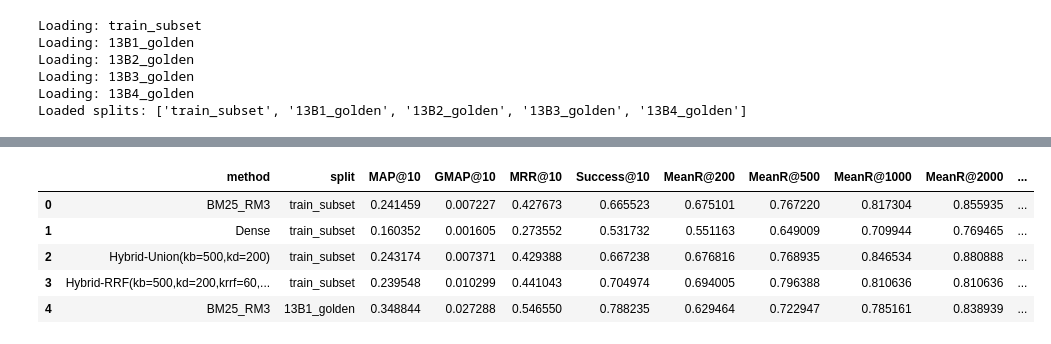
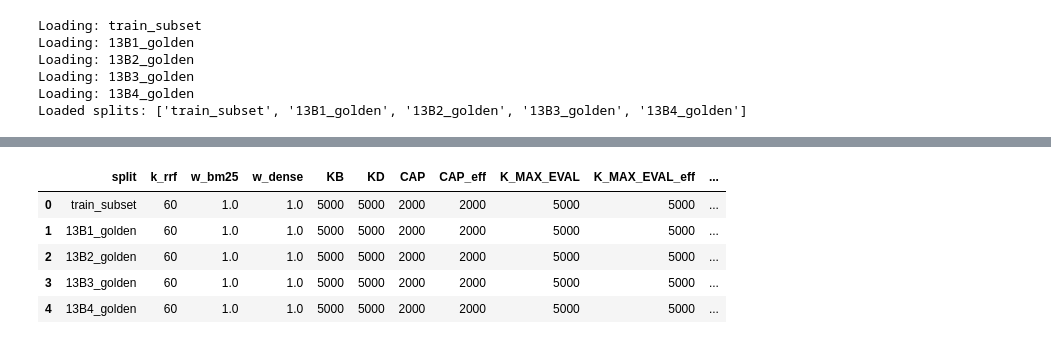
Before and after one commit to fulaibaowang/BioASQ, a Jupyter notebook: notebooks/hybird.ipynb, the cells around one changed output, grey strips where cells are left out. Saved outputs shown, nothing was run; the diff lists cells and outputs as text; code cells hidden in the pictures.

```diff
--- a/notebooks/hybird.ipynb
+++ b/notebooks/hybird.ipynb
@@ -421,42 +449,62 @@ Loading: 13B3_golden
 Loading: 13B4_golden
 Loaded splits: ['train_subset', '13B1_golden', '13B2_golden', '13B3_golden', '13B4_golden']
 # %%
-# Tuning grid (candidate cutoffs sized for deeper eval up to R@5000)
-K_BM25_LIST  = [500, 1000, 2000, 5000]
-K_DENSE_LIST = [200, 500, 1000, 2000]
-K_RRF_LIST   = [60, 100, 150]
-WEIGHTS      = [(1.0, 1.0)]
+# Option-1 tuning grid (RRF-only, K_p based on relative-to-best)
+max_union_upper = KB + KD
+k_max_eval_eff = int(min(K_MAX_EVAL, max_union_upper))
+cap_eff = int(min(CAP, k_max_eval_eff))
 
+ks_cap = make_ks(cap_eff, k0=200, n=4)
+ks_eval = tuple(sorted(set(ks_cap + (k_max_eval_eff,))))
 
-all_rows = []
+print(f"KB={KB} KD={KD} CAP={CAP} K_MAX_EVAL={K_MAX_EVAL} => cap_eff={cap_eff} k_max_eval_eff={k_max_eval_eff}")
+print("ks_cap:", ks_cap)
+print("ks_eval:", ks_eval)
 
-for w_bm25, w_dense in WEIGHTS:
-    for krrf in K_RRF_LIST:
-        for kb in K_BM25_LIST:
-            for kd in K_DENSE_LIST:
-                # Evaluate all splits for this config
-                for split in splits:
-                    rows = evaluate_split(
-                        split=split,
-                        bm25_df=bm25_runs[split],
-                        dense_df=dense_runs[split],
-                        gold_map=gold_maps[split],
-                        k_bm25=kb,
-                        k_dense=kd,
-                        k_rrf=krrf,
-                        w_bm25=w_bm25,
-                        w_dense=w_dense,
-                    )
-                    for r in rows:
-                        # attach config fields
-                        r = dict(r)
-                        r["k_bm25"] = kb
-                        r["k_dense"] = kd
-                        r["k_rrf"] = krrf
-                        r["w_bm25"] = float(w_bm25)
-                        r["w_dense"] = float(w_dense)
-                        all_rows.append(r)
+rows = []
+test_splits = [fp.stem for fp in TEST_BATCHES]
 
-results_df = pd.DataFrame(all_rows)
+for (w_bm25, w_dense) in WEIGHTS:
+    for k_rrf in K_RRF_LIST:
+        for split in splits:
+            gold_map = gold_maps[split]
+
+            fused = fuse_rrf(
+                bm25_df=bm25_runs[split],
+                dense_df=dense_runs[split],
+                k_bm25=KB,
+                k_dense=KD,
+                k_rrf=k_rrf,
+                w_bm25=w_bm25,
+                w_dense=w_dense,
+                k_out=k_max_eval_eff,
+            )
+
+            metrics = evaluate_recall_points(gold_map, fused, ks=ks_eval)
+            k_rec = find_k_relative_to_best(metrics, ks_cap=ks_cap, k_best=k_max_eval_eff, p=P)
+
+            row = {
+                "split": split,
+                "k_rrf": int(k_rrf),
+                "w_bm25": float(w_bm25),
+                "w_dense": float(w_dense),
+                "KB": int(KB),
+                "KD": int(KD),
+                "CAP": int(CAP),
+                "CAP_eff": int(cap_eff),
+                "K_MAX_EVAL": int(K_MAX_EVAL),
+                "K_MAX_EVAL_eff": int(k_max_eval_eff),
+                "P": float(P),
+                "K_rec": int(k_rec),
+                f"ShortfallRate@{cap_eff}": metrics.get(f"ShortfallRate@{cap_eff}", np.nan),
+                f"MeanKeff@{cap_eff}": metrics.get(f"MeanKeff@{cap_eff}", np.nan),
+                f"MeanR@{cap_eff}": metrics.get(f"MeanR@{cap_eff}", np.nan),
+                f"MeanR@{k_max_eval_eff}": metrics.get(f"MeanR@{k_max_eval_eff}", np.nan),
+            }
+            for k in ks_eval:
+                row[f"MeanR@{k}"] = metrics.get(f"MeanR@{k}", np.nan)
+            rows.append(row)
+
+results_df = pd.DataFrame(rows)
 results_df.head()
 # %% [output]
@@ -463,9 +514,9 @@ results_df.head()
-|  | method | split | MAP@10 | GMAP@10 | MRR@10 | Success@10 | MeanR@200 | MeanR@500 | MeanR@1000 | MeanR@2000 | ... |
-| 0 | BM25_RM3 | train_subset | 0.241459 | 0.007227 | 0.427673 | 0.665523 | 0.675101 | 0.767220 | 0.817304 | 0.855935 | ... |
-| 1 | Dense | train_subset | 0.160352 | 0.001605 | 0.273552 | 0.531732 | 0.551163 | 0.649009 | 0.709944 | 0.769465 | ... |
-| 2 | Hybrid-Union(kb=500,kd=200) | train_subset | 0.243174 | 0.007371 | 0.429388 | 0.667238 | 0.676816 | 0.768935 | 0.846534 | 0.880888 | ... |
-| 3 | Hybrid-RRF(kb=500,kd=200,krrf=60,... | train_subset | 0.239548 | 0.010299 | 0.441043 | 0.704974 | 0.694005 | 0.796388 | 0.810636 | 0.810636 | ... |
-| 4 | BM25_RM3 | 13B1_golden | 0.348844 | 0.027288 | 0.546550 | 0.788235 | 0.629464 | 0.722947 | 0.785161 | 0.838939 | ... |
+|  | split | k_rrf | w_bm25 | w_dense | KB | KD | CAP | CAP_eff | K_MAX_EVAL | K_MAX_EVAL_eff | ... |
+| 0 | train_subset | 60 | 1.0 | 1.0 | 5000 | 5000 | 2000 | 2000 | 5000 | 5000 | ... |
+| 1 | 13B1_golden | 60 | 1.0 | 1.0 | 5000 | 5000 | 2000 | 2000 | 5000 | 5000 | ... |
+| 2 | 13B2_golden | 60 | 1.0 | 1.0 | 5000 | 5000 | 2000 | 2000 | 5000 | 5000 | ... |
+| 3 | 13B3_golden | 60 | 1.0 | 1.0 | 5000 | 5000 | 2000 | 2000 | 5000 | 5000 | ... |
+| 4 | 13B4_golden | 60 | 1.0 | 1.0 | 5000 | 5000 | 2000 | 2000 | 5000 | 5000 | ... |
 # %%
 results_df
 # %% [output]
```
Also changed, not shown: parts of 22 cells of this notebook, 3 other files.
